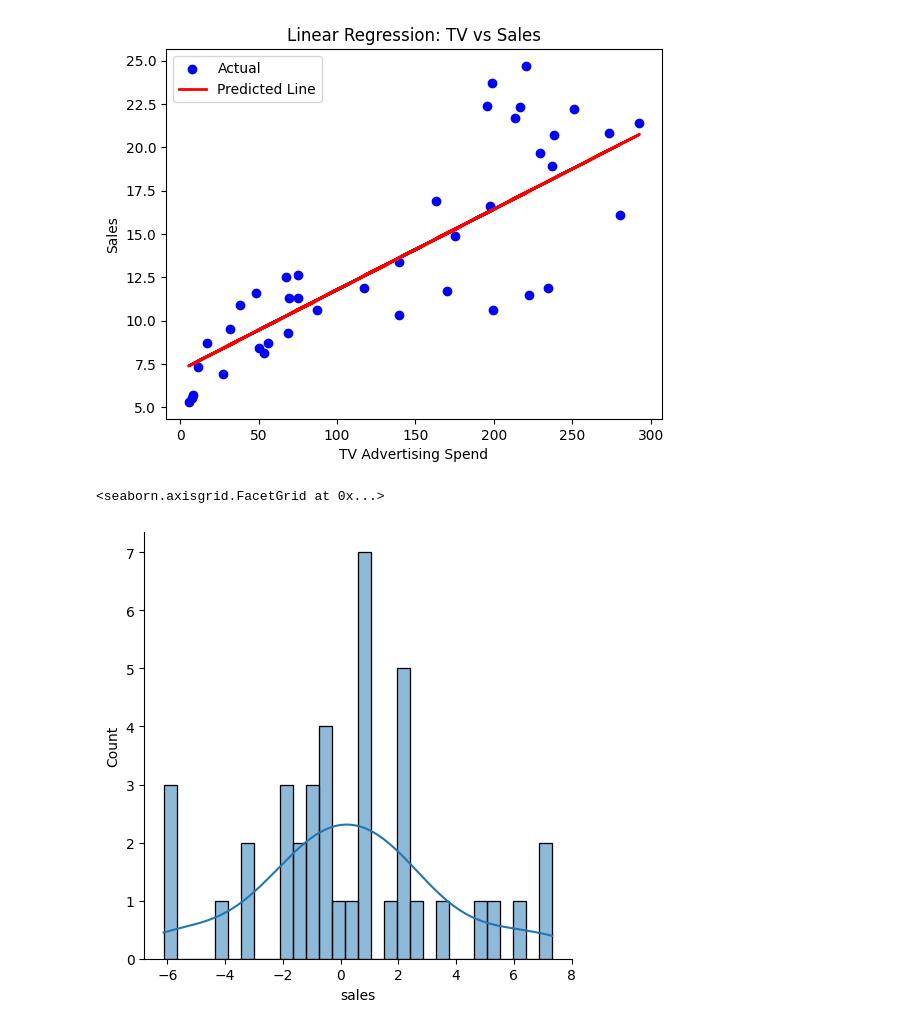
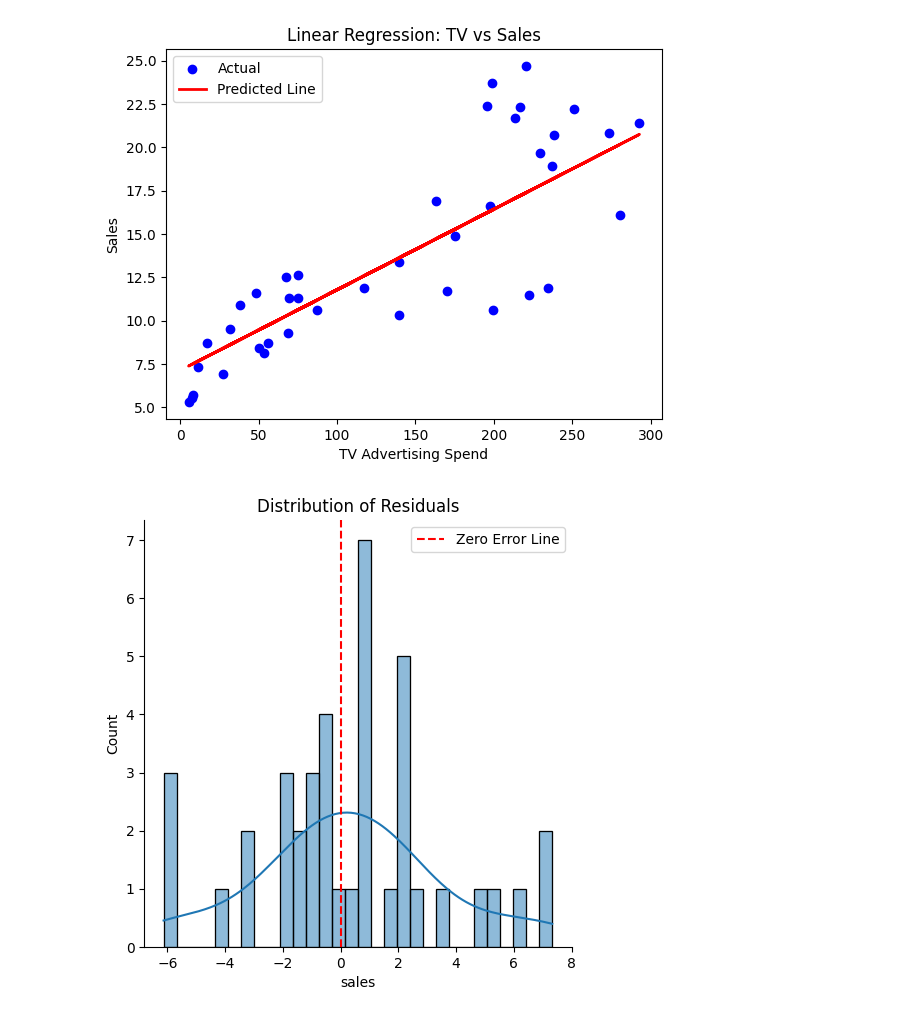
Before and after one commit to K-Atina/WIT_Assignment, a Jupyter notebook: Assignment_linear_regression.ipynb, the cells around one changed output. Cells and saved outputs as stored; diff of their text form; code cells hidden in the pictures.

```diff
--- a/Assignment_linear_regression.ipynb
+++ b/Assignment_linear_regression.ipynb
@@ -114,10 +114,13 @@ plt.show()
 # %%
 #Analyze the residuals
 #Should be centered around te zero and shaped like a bell curve
 #Means that the errors are normally distributed  meaning the model is unbiased and errors are random
 
-residuals=y_test-y_pred
-sns.displot(residuals,bins=30,kde=True)
+residuals = y_test - y_pred
+sns.displot(residuals, bins=30, kde=True)
+plt.title("Distribution of Residuals")
+plt.axvline(x=0, color='red', linestyle='--', label='Zero Error Line')
+plt.legend()
+plt.show()
 # %% [output]
-<seaborn.axisgrid.FacetGrid at 0x...>
-[figure, old version]
+[figure, new version]
```
Also changed, not shown: parts of 3 cells of this notebook.
